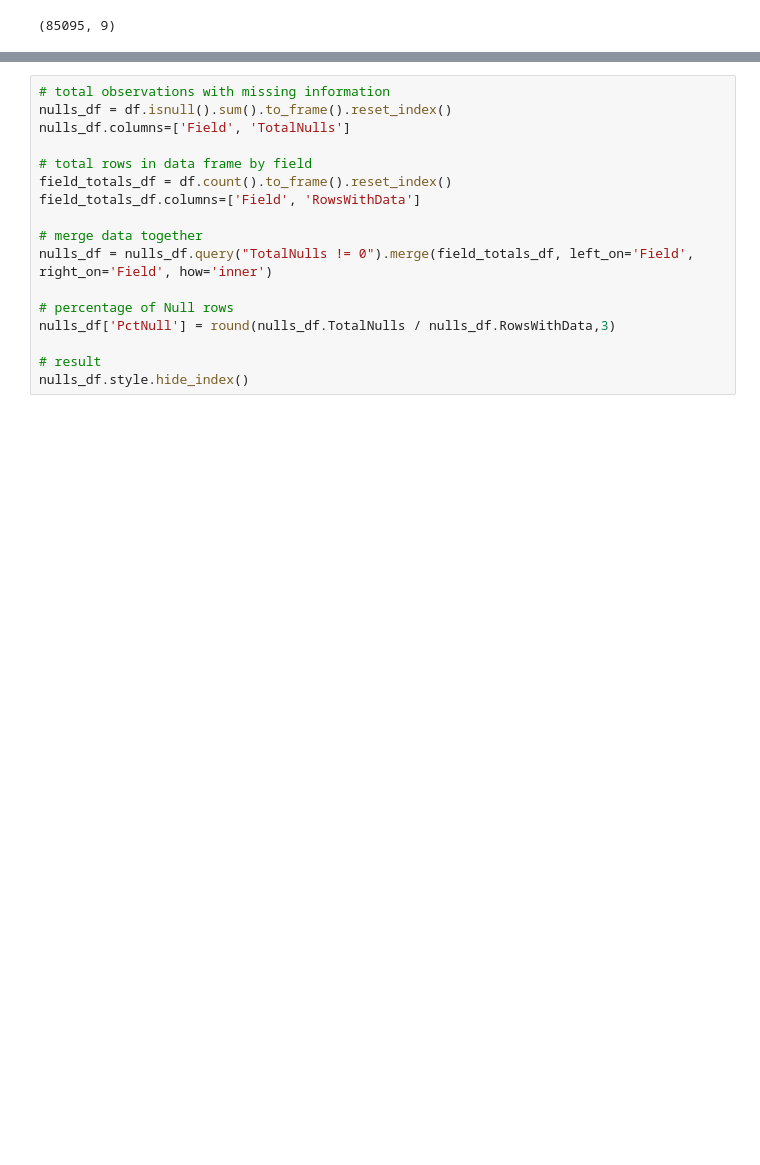
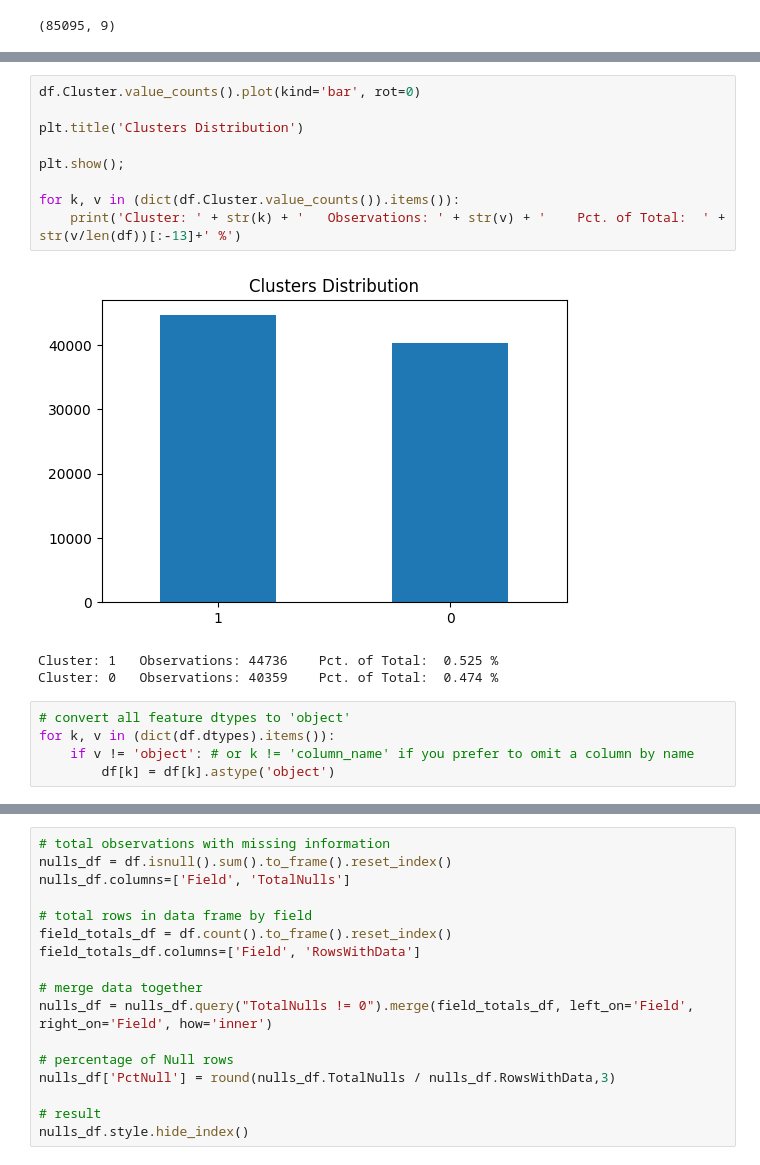
Before and after one commit to Oscar-Gil-Data/Monitoring-of-Indicator-Bacteria-in-Drinking-Water, a Jupyter notebook: Data SD - Monitoring of Indicator Bacteria in Drinking Water.ipynb, the cells around one changed output, grey strips where cells are left out. Cells and saved outputs as stored; diff of their text form; blank space fills up the shorter version.

```diff
--- a/Data SD - Monitoring of Indicator Bacteria in Drinking Water.ipynb
+++ b/Data SD - Monitoring of Indicator Bacteria in Drinking Water.ipynb
@@ -44,0 +151,18 @@ memory usage: 5.8+ MB
+# %%
+df.Cluster.value_counts().plot(kind='bar', rot=0)
+
+plt.title('Clusters Distribution')
+
+plt.show();
+
+for k, v in (dict(df.Cluster.value_counts()).items()):
+    print('Cluster: ' + str(k) + '   Observations: ' + str(v) + '    Pct. of Total:  ' + str(v/len(df))[:-13]+' %')
+# %% [output]
+[figure, added]
+Cluster: 1   Observations: 44736    Pct. of Total:  0.525 %
+Cluster: 0   Observations: 40359    Pct. of Total:  0.474 %
+# %%
+# convert all feature dtypes to 'object'
+for k, v in (dict(df.dtypes).items()):
+    if v != 'object': # or k != 'column_name' if you prefer to omit a column by name
+        df[k] = df[k].astype('object')
```
Also changed, not shown: parts of 24 cells of this notebook.
